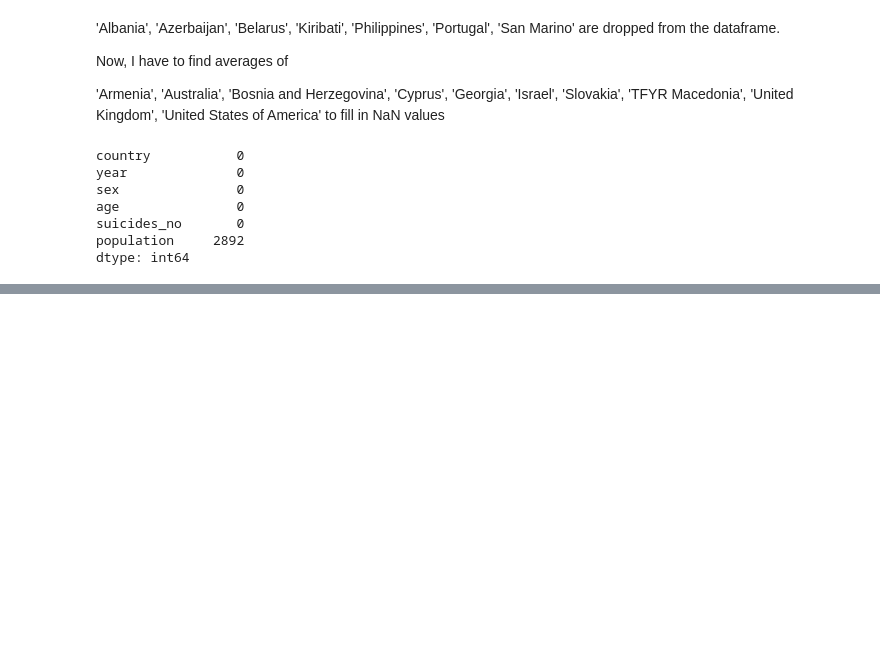
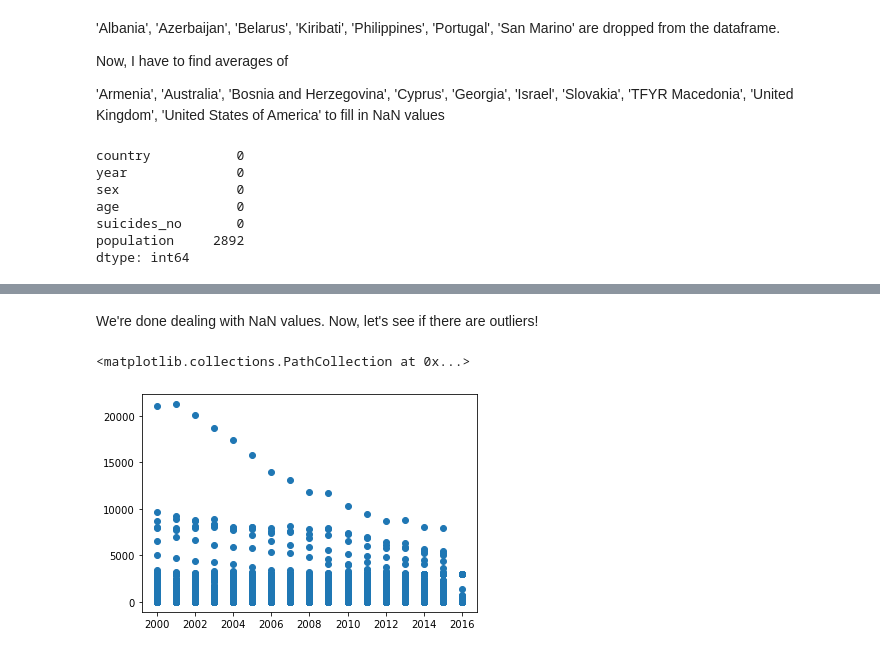
Before and after one commit to tw7366/Projects, a Jupyter notebook: Projects/Suicide Rates in the 21st Century.ipynb, the cells around one changed output, grey strips where cells are left out. Saved outputs shown, nothing was run; the diff lists cells and outputs as text; code cells hidden in the pictures; blank space fills up the shorter version.

Commit message:
finished dealing with nan values

```diff
--- a/Projects/Suicide Rates in the 21st Century.ipynb
+++ b/Projects/Suicide Rates in the 21st Century.ipynb
@@ -233,0 +238,8 @@ dtype: int64
+# %%
+nan_population = cleaned_df.loc[cleaned_df['population'].isnull()==True].index  # indexes of nan population
+nan_population_countries = cleaned_df.loc[nan_population]['country'].unique()  # countries with nan population rows
+
+for country in nan_population_countries:
+    print(country)
+    print('Unique population values {} \n'.format(cleaned_df.loc[cleaned_df['country']==country]['population'].unique())
+)
@@ -233,0 +264,12 @@ dtype: int64
+# %%
+for country in ['Nicaragua', 'Rodrigues']:
+    print(country)
+    print('Number of all rows: {}'.format(cleaned_df.loc[cleaned_df['country']=='Nicaragua'].shape[0])
+    )
+    print('Number of rows with NaN values: {}'.format(len(cleaned_df.loc[cleaned_df['country']=='Nicaragua']['population'].unique()))
+    )
+    print(round(len(cleaned_df.loc[cleaned_df['country']=='Nicaragua']['population'].unique())/
+                    cleaned_df.loc[cleaned_df['country']=='Nicaragua'].shape[0], 2
+               )
+         )
+    print('')
@@ -233,0 +294,8 @@ dtype: int64
+# %%
+print(f'Before dropping rows with nan values in the population column: {cleaned_df.shape}')
+
+for country in nan_population_countries:
+    indexes = cleaned_df.loc[cleaned_df['country'] == country].index
+    cleaned_df.drop(indexes, inplace=True)
+
+print(f'After dropping those rows: {cleaned_df.shape}')
@@ -233,0 +315,7 @@ dtype: int64
+# %% [markdown]
+We're done dealing with NaN values. Now, let's see if there are outliers!
+# %%
+plt.scatter(x=cleaned_df['year'], y=cleaned_df['suicides_no'])
+# %% [output]
+<matplotlib.collections.PathCollection at 0x...>
+[figure, added]
```
Also changed, not shown: parts of 7 cells of this notebook.
